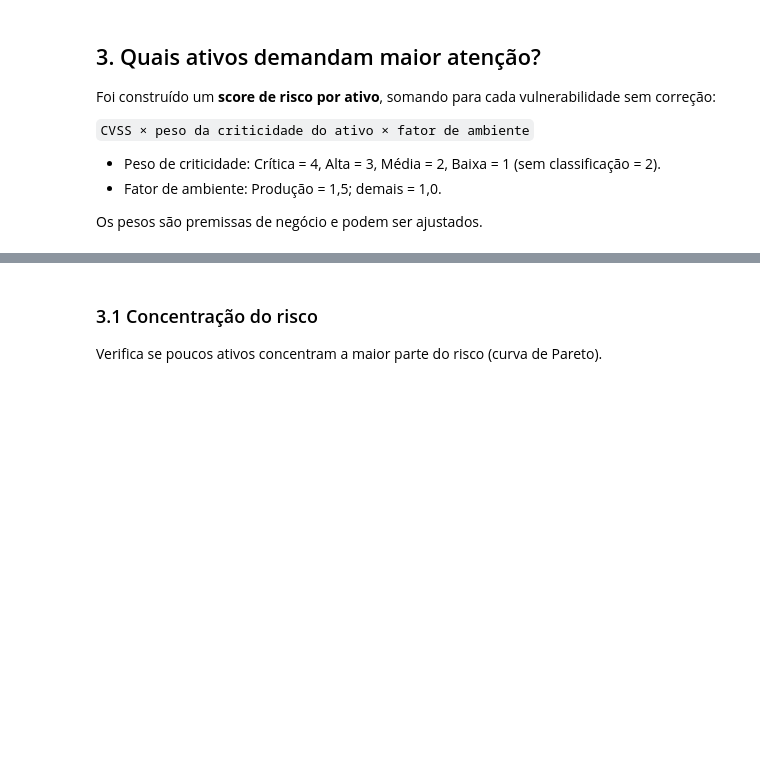
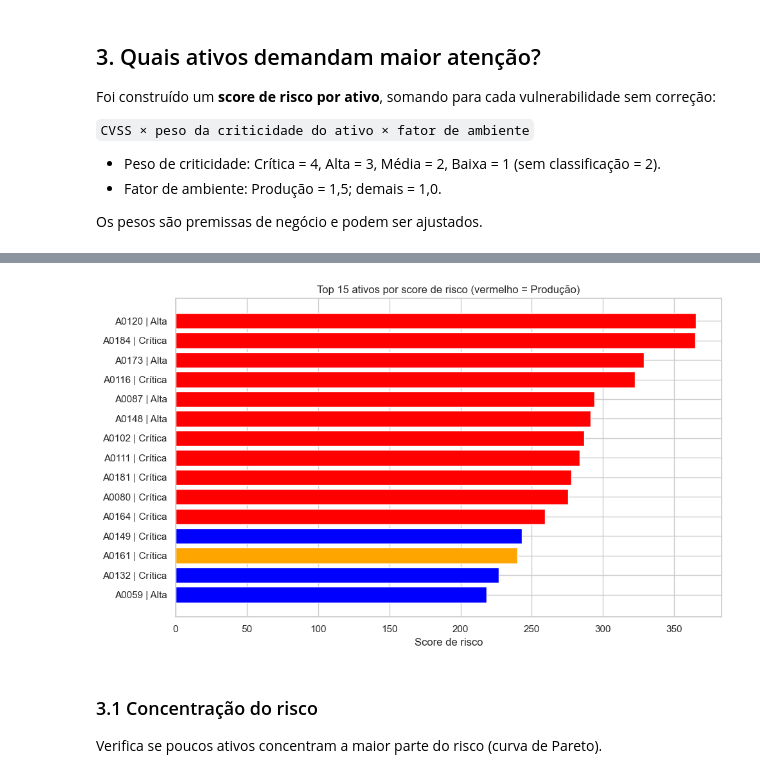
Before and after one commit to Moutt/CyberSecurity-Analytics, a Jupyter notebook: notebooks/analise_de_risco.ipynb, the cells around one changed output, grey strips where cells are left out. Cells and saved outputs as stored; diff of their text form; code cells hidden in the pictures; blank space fills up the shorter version.

```diff
--- a/notebooks/analise_de_risco.ipynb
+++ b/notebooks/analise_de_risco.ipynb
@@ -128,10 +193,12 @@ ranking.head(15).round(1)
 # %%
 top = ranking.head(15).iloc[::-1]
-cores = top['ambiente'].map({'Produção': '#c62828', 'Homologação': '#ef6c00', 'Desenvolvimento': '#1976d2'}).fillna('#757575')
+cores = top['ambiente'].map({'Produção': 'red', 'Homologação': 'orange', 'Desenvolvimento': 'blue'}).fillna('#757575')
 plt.figure(figsize=(10, 6))
 plt.barh(top.index + ' | ' + top['criticidade'], top['score'], color=cores)
 plt.title('Top 15 ativos por score de risco (vermelho = Produção)')
 plt.xlabel('Score de risco'); plt.tight_layout(); plt.show()
+# %% [output]
+[figure, added]
 # %% [markdown]
 ### 3.1 Concentração do risco
 Verifica se poucos ativos concentram a maior parte do risco (curva de Pareto).
```
Also changed, not shown: parts of 26 cells of this notebook.
